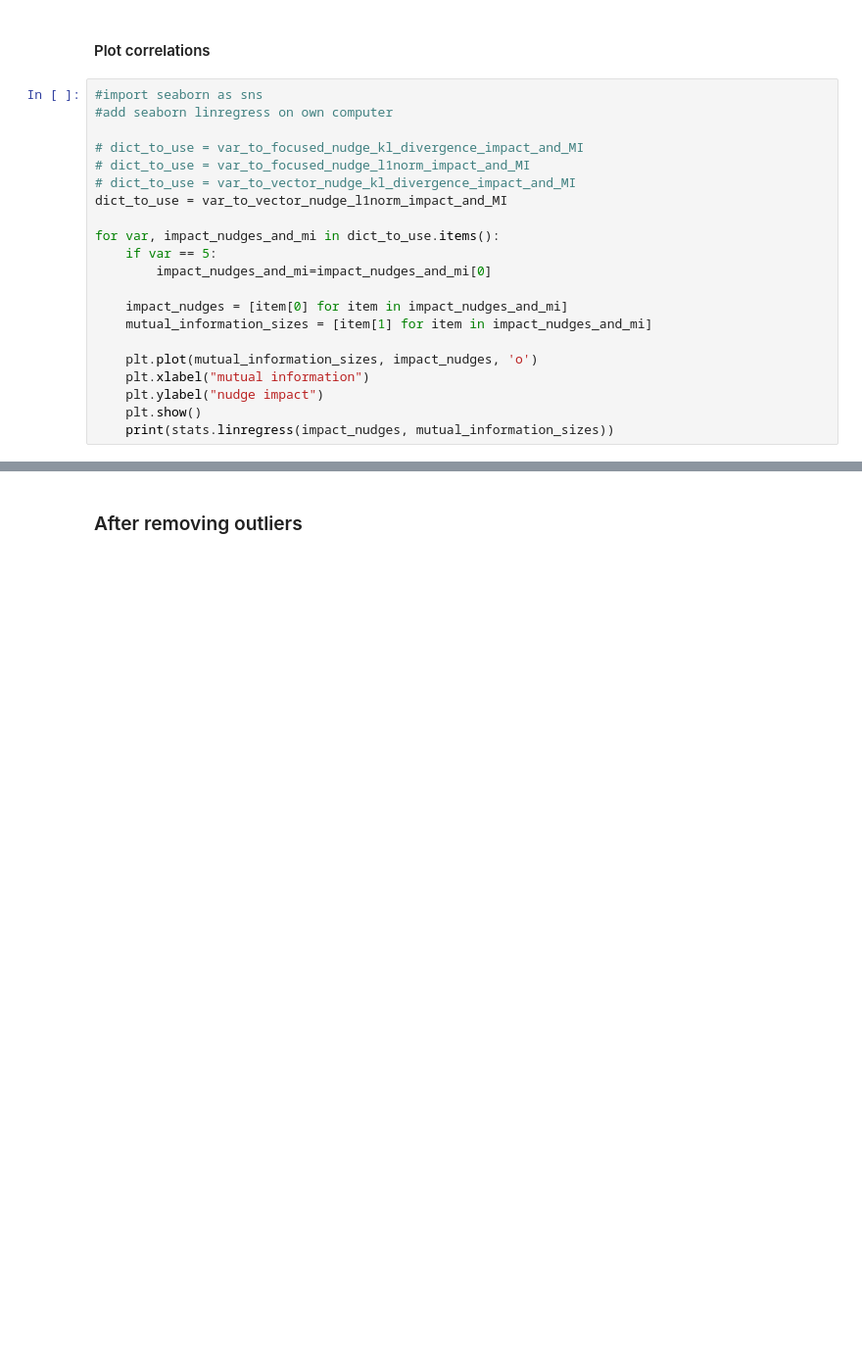
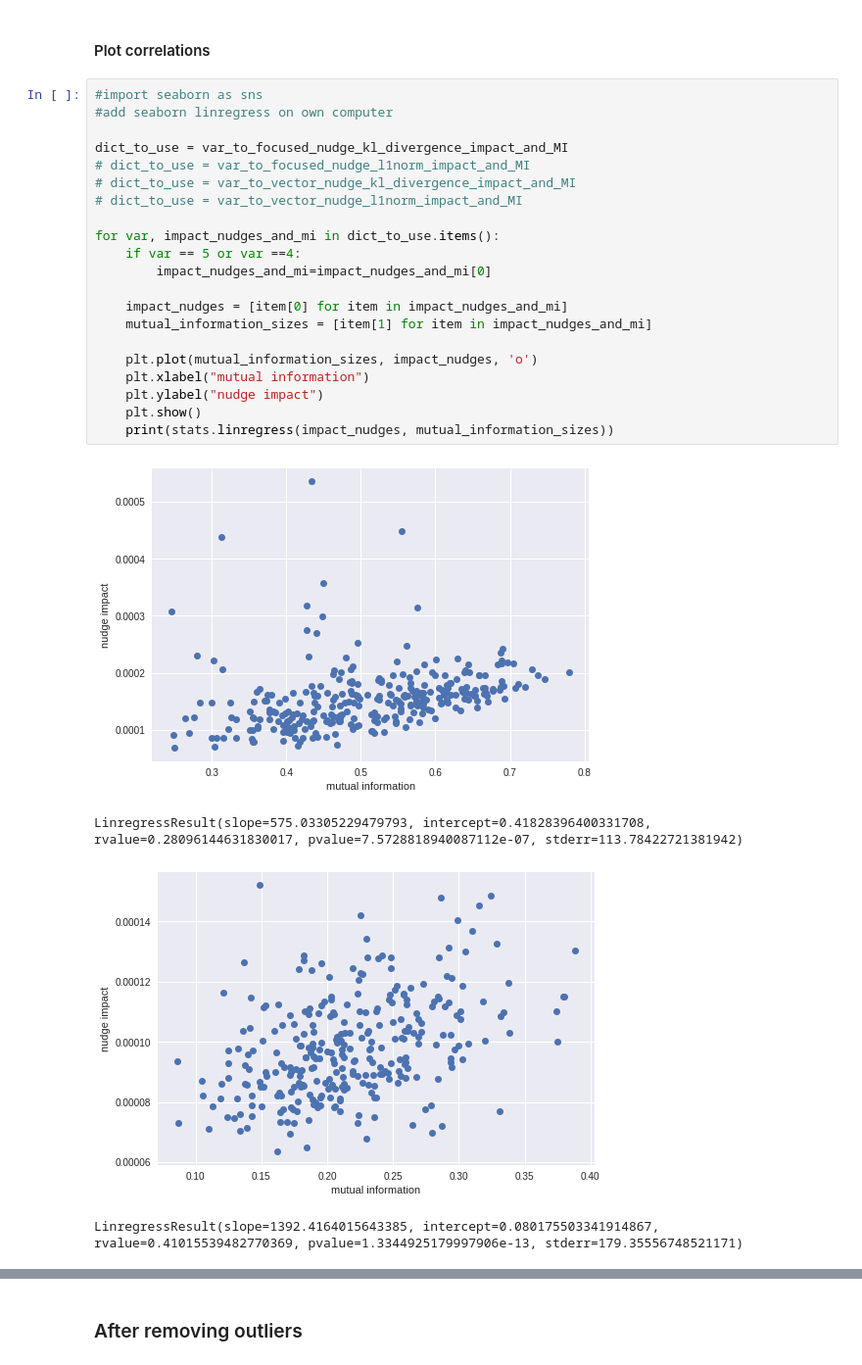
Before and after one commit to cjidboon94/master_thesis, a Jupyter notebook: combine_data3.ipynb, the cells around one changed output, grey strips where cells are left out. Shown: that part at 98% size. Drawn from its saved outputs; the diff is of its cells as text; blank space fills up the shorter version.

```diff
--- a/combine_data3.ipynb
+++ b/combine_data3.ipynb
@@ -427,21 +480,26 @@ IPython.OutputArea.prototype._should_scroll = function(lines) {
 # %%
 #import seaborn as sns
 #add seaborn linregress on own computer
 
-# dict_to_use = var_to_focused_nudge_kl_divergence_impact_and_MI
+dict_to_use = var_to_focused_nudge_kl_divergence_impact_and_MI
 # dict_to_use = var_to_focused_nudge_l1norm_impact_and_MI
 # dict_to_use = var_to_vector_nudge_kl_divergence_impact_and_MI
-dict_to_use = var_to_vector_nudge_l1norm_impact_and_MI
+# dict_to_use = var_to_vector_nudge_l1norm_impact_and_MI
 
 for var, impact_nudges_and_mi in dict_to_use.items():
-    if var == 5:
+    if var == 5 or var ==4:
         impact_nudges_and_mi=impact_nudges_and_mi[0]
 
     impact_nudges = [item[0] for item in impact_nudges_and_mi]
     mutual_information_sizes = [item[1] for item in impact_nudges_and_mi]
 
     plt.plot(mutual_information_sizes, impact_nudges, 'o')
     plt.xlabel("mutual information")
     plt.ylabel("nudge impact")
     plt.show()
     print(stats.linregress(impact_nudges, mutual_information_sizes))
+# %% [output]
+[figure, added]
+LinregressResult(slope=575.03305229479793, intercept=0.41828396400331708, rvalue=0.28096144631830017, pvalue=7.5728818940087112e-07, stderr=113.78422721381942)
+[figure, added]
+LinregressResult(slope=1392.4164015643385, intercept=0.080175503341914867, rvalue=0.41015539482770369, pvalue=1.3344925179997906e-13, stderr=179.35556748521171)
```
Also changed, not shown: parts of 7 cells of this notebook.
